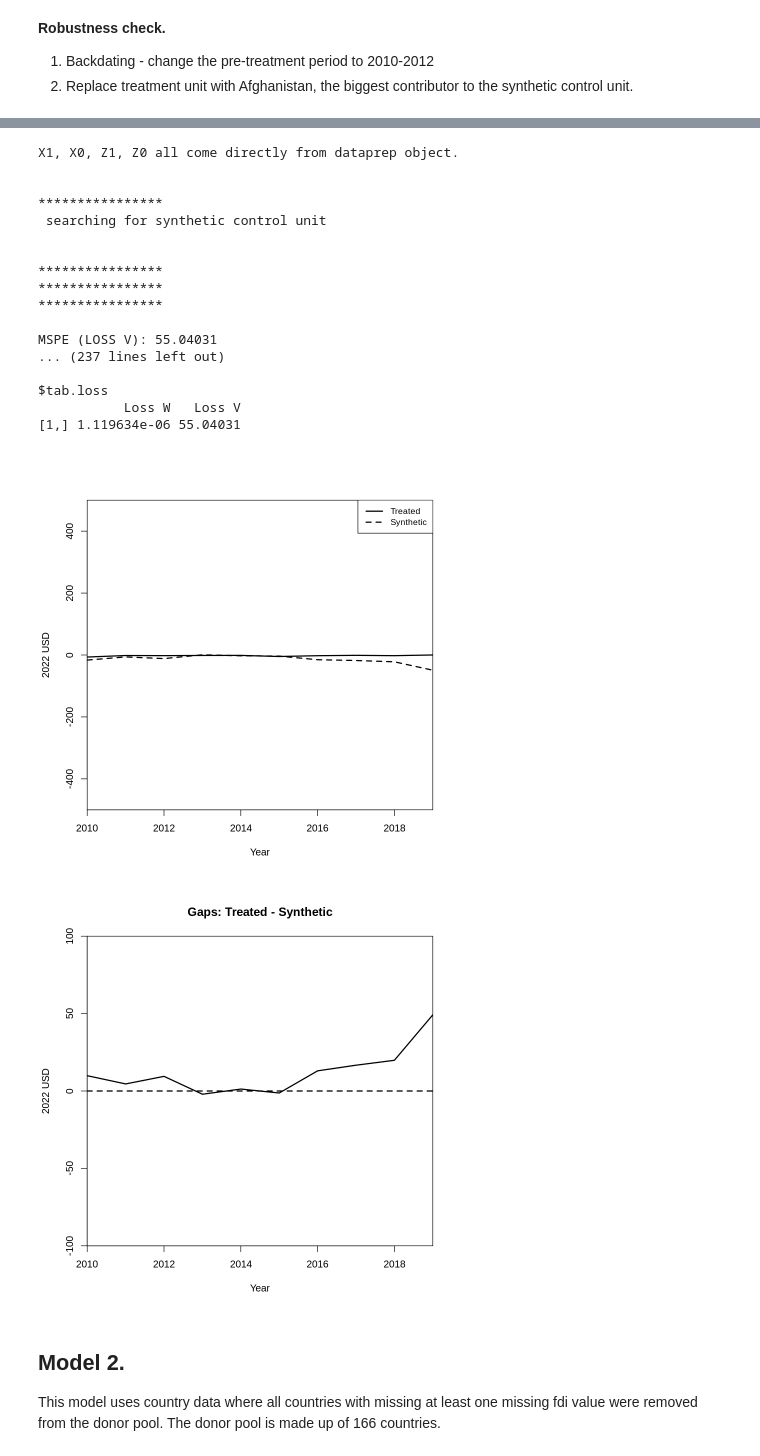
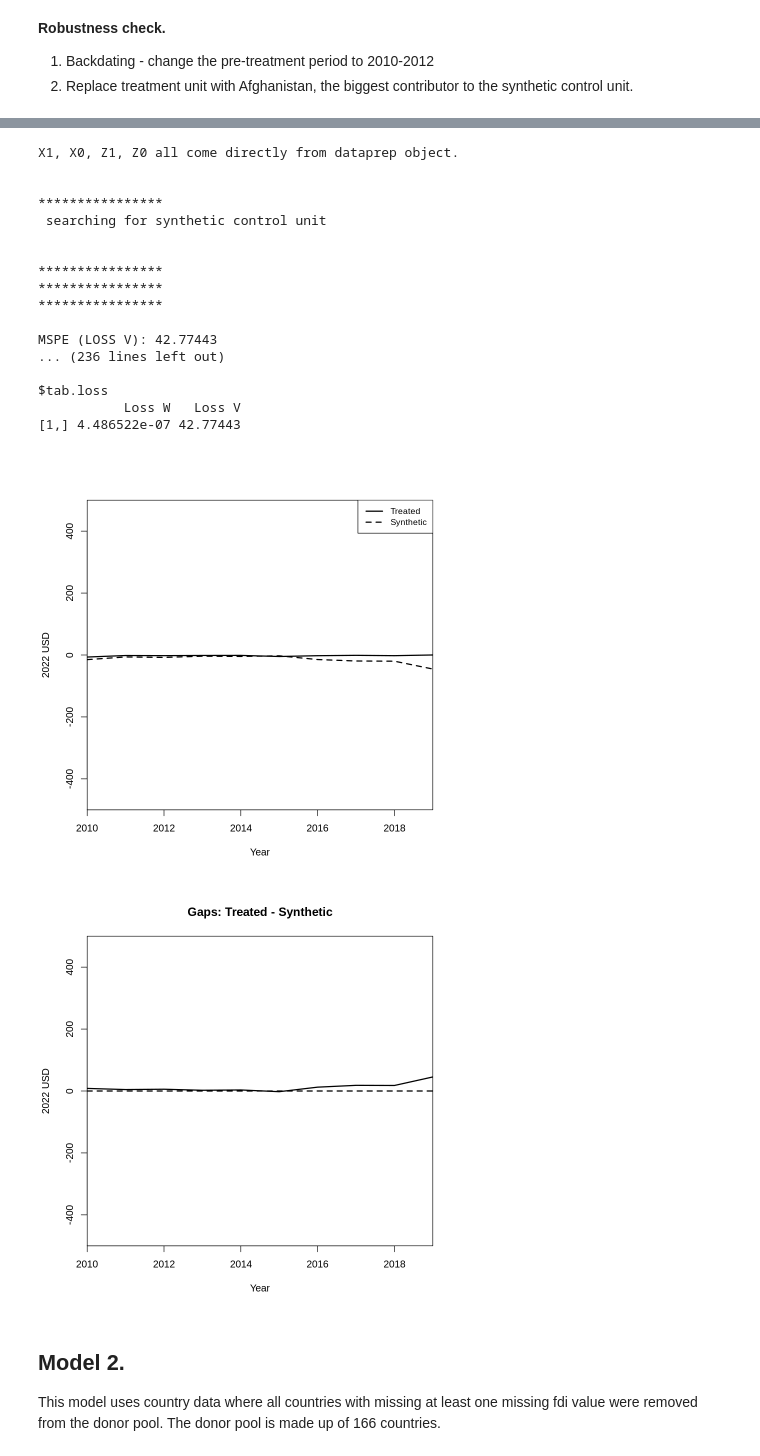
Before and after one commit to ibukunlola/capstone, a Jupyter notebook: model3/synth_cont.ipynb, the cells around one changed output, grey strips where cells are left out. Saved outputs shown, nothing was run; the diff lists cells and outputs as text; code cells hidden in the pictures.

```diff
--- a/model3/synth_cont.ipynb
+++ b/model3/synth_cont.ipynb
@@ -251,7 +266,7 @@ dataprep.out <- dataprep(dd_pc,
                          time.plot = 2010:2019,
                          unit.variable = "X",
                          treatment.identifier = "Afghanistan",
-                         controls.identifier = c(setdiff(1:205, 1))
+                         controls.identifier = c(setdiff(2:205, 137))
                          )
 
 synth.out <- synth(dataprep.out)
@@ -264,38 +279,38 @@ print(synth.tables)
 
 path.plot(dataprep.res = dataprep.out,
           synth.res = synth.out
           ,Ylim = c(-500, 500),
           Ylab = '2022 USD',
           Xlab = "Year"
           )
 
 
 gaps.plot(dataprep.res = dataprep.out,
           synth.res = synth.out
-          ,Ylim = c(-100, 100),
+          ,Ylim = c(-500, 500),
           Ylab = '2022 USD',
           Xlab = "Year"
           )
 # %% [output]
 X1, X0, Z1, Z0 all come directly from dataprep object.
 
 
 ****************
  searching for synthetic control unit
 
 
 ****************
 ****************
 ****************
 
-MSPE (LOSS V): 55.04031
-... (237 lines left out)
+MSPE (LOSS V): 42.77443
+... (236 lines left out)
 
 $tab.loss
            Loss W   Loss V
-[1,] 1.119634e-06 55.04031
+[1,] 4.486522e-07 42.77443
 [figure]
-[figure, old version]
+[figure, new version]
 # %% [markdown]
 ## Model 2.
 This model uses country data where all countries with missing at least one missing fdi value were removed from the donor pool. The donor pool is made up of 166 countries.
```
Also changed, not shown: parts of 5 cells of this notebook.
